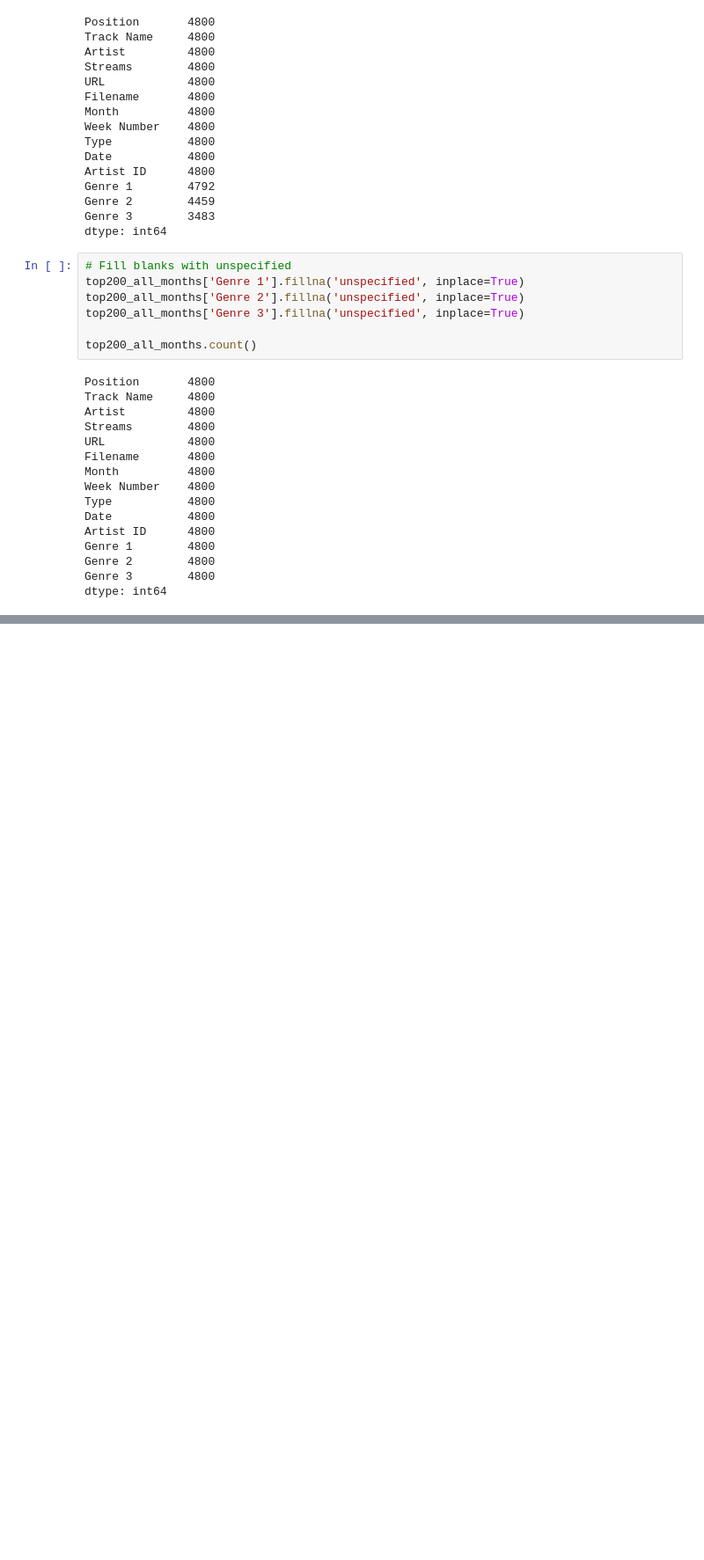
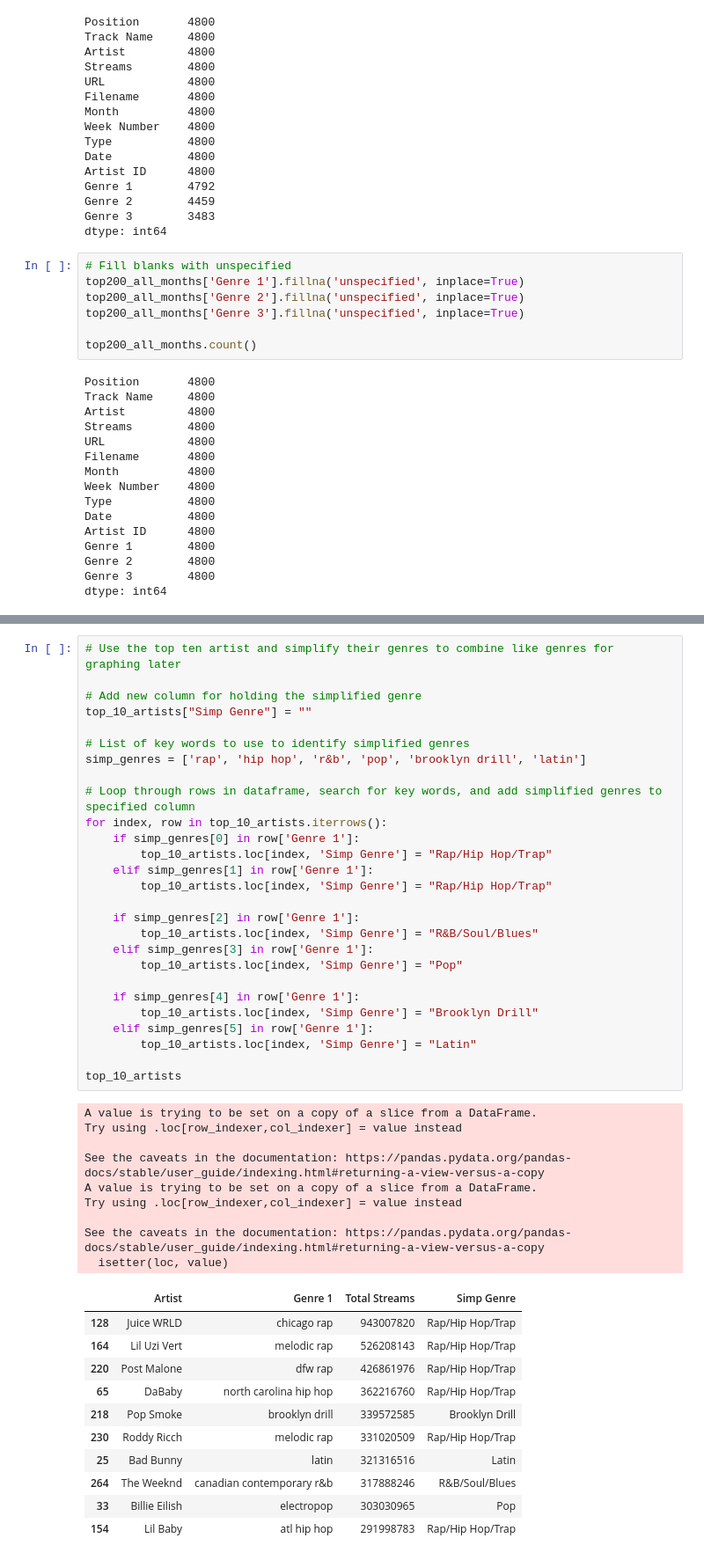
Before and after one commit to Teablee/project-one, a Jupyter notebook: Graphing.ipynb, the cells around one changed output, grey strips where cells are left out. Shown at 88% size. Cells and saved outputs as stored; diff of their text form; blank space fills up the shorter version.

```diff
--- a/Graphing.ipynb
+++ b/Graphing.ipynb
@@ -415,0 +275,48 @@ Name: Streams, dtype: int64
+# %%
+# Use the top ten artist and simplify their genres to combine like genres for graphing later
+
+# Add new column for holding the simplified genre
+top_10_artists["Simp Genre"] = ""
+
+# List of key words to use to identify simplified genres
+simp_genres = ['rap', 'hip hop', 'r&b', 'pop', 'brooklyn drill', 'latin']
+
+# Loop through rows in dataframe, search for key words, and add simplified genres to specified column
+for index, row in top_10_artists.iterrows():
+    if simp_genres[0] in row['Genre 1']:
+        top_10_artists.loc[index, 'Simp Genre'] = "Rap/Hip Hop/Trap"
+    elif simp_genres[1] in row['Genre 1']:
+        top_10_artists.loc[index, 'Simp Genre'] = "Rap/Hip Hop/Trap"
+
+    if simp_genres[2] in row['Genre 1']:
+        top_10_artists.loc[index, 'Simp Genre'] = "R&B/Soul/Blues"
+    elif simp_genres[3] in row['Genre 1']:
+        top_10_artists.loc[index, 'Simp Genre'] = "Pop"
+
+    if simp_genres[4] in row['Genre 1']:
+        top_10_artists.loc[index, 'Simp Genre'] = "Brooklyn Drill"
+    elif simp_genres[5] in row['Genre 1']:
+        top_10_artists.loc[index, 'Simp Genre'] = "Latin"
+
+top_10_artists
+# %% [output]
+A value is trying to be set on a copy of a slice from a DataFrame.
+Try using .loc[row_indexer,col_indexer] = value instead
+
+See the caveats in the documentation: https://pandas.pydata.org/pandas-docs/stable/user_guide/indexing.html#returning-a-view-versus-a-copy
+A value is trying to be set on a copy of a slice from a DataFrame.
+Try using .loc[row_indexer,col_indexer] = value instead
+
+See the caveats in the documentation: https://pandas.pydata.org/pandas-docs/stable/user_guide/indexing.html#returning-a-view-versus-a-copy
+  isetter(loc, value)
+|  | Artist | Genre 1 | Total Streams | Simp Genre |
+| 128 | Juice WRLD | chicago rap | 943007820 | Rap/Hip Hop/Trap |
+| 164 | Lil Uzi Vert | melodic rap | 526208143 | Rap/Hip Hop/Trap |
+| 220 | Post Malone | dfw rap | 426861976 | Rap/Hip Hop/Trap |
+| 65 | DaBaby | north carolina hip hop | 362216760 | Rap/Hip Hop/Trap |
+| 218 | Pop Smoke | brooklyn drill | 339572585 | Brooklyn Drill |
+| 230 | Roddy Ricch | melodic rap | 331020509 | Rap/Hip Hop/Trap |
+| 25 | Bad Bunny | latin | 321316516 | Latin |
+| 264 | The Weeknd | canadian contemporary r&b | 317888246 | R&B/Soul/Blues |
+| 33 | Billie Eilish | electropop | 303030965 | Pop |
+| 154 | Lil Baby | atl hip hop | 291998783 | Rap/Hip Hop/Trap |
```
Also changed, not shown: parts of 14 cells of this notebook, 3 other files.
